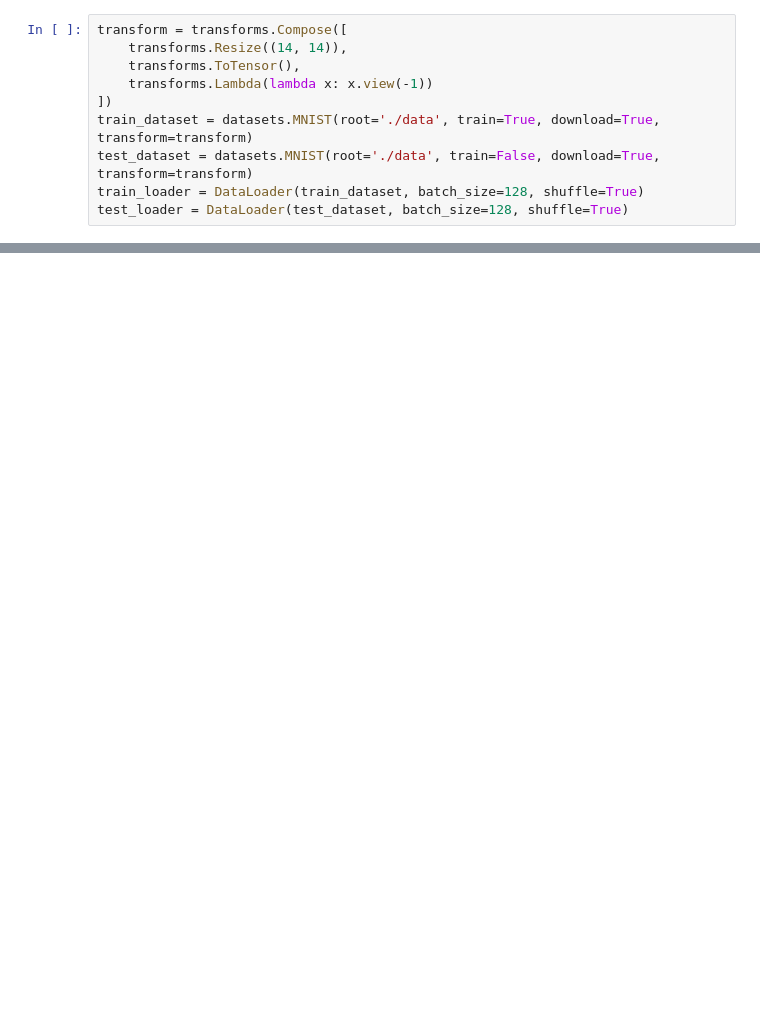
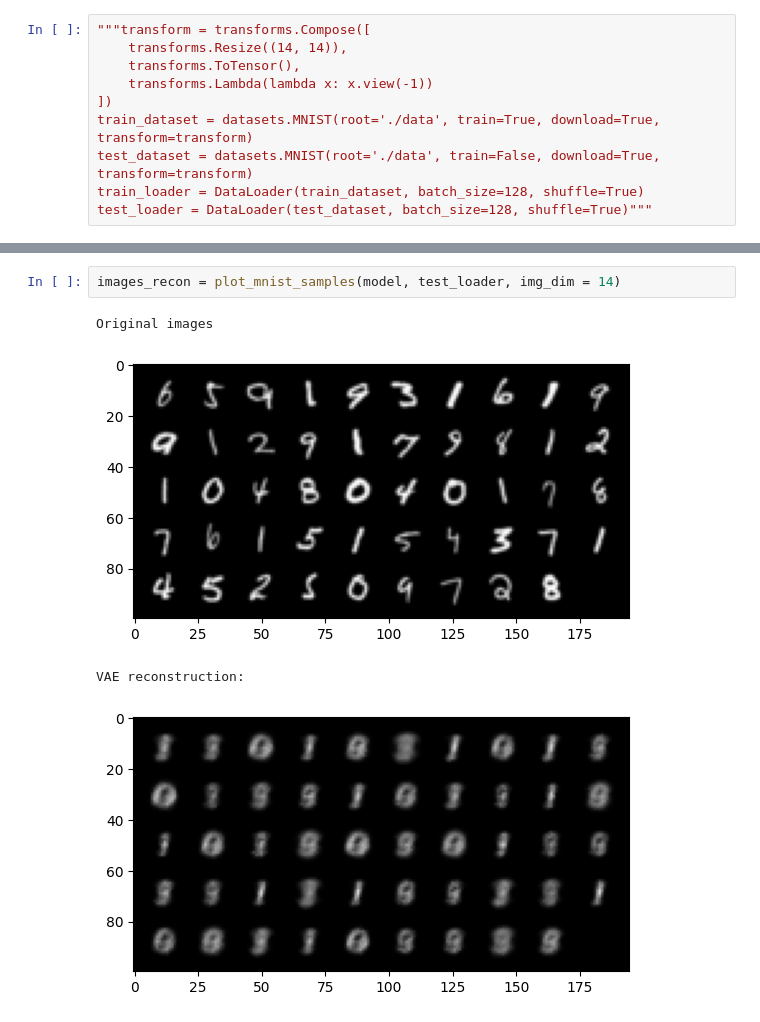
Before and after one commit to clarahoffmann/uivi, a Jupyter notebook: uivi/uivi_vae.ipynb, the cells around one changed output, grey strips where cells are left out. Cells and saved outputs as stored; diff of their text form; blank space fills up the shorter version.

```diff
--- a/uivi/uivi_vae.ipynb
+++ b/uivi/uivi_vae.ipynb
@@ -18,5 +26,5 @@ from ui_vae import UIVAE
 # %%
-transform = transforms.Compose([
+"""transform = transforms.Compose([
     transforms.Resize((14, 14)),
     transforms.ToTensor(),
     transforms.Lambda(lambda x: x.view(-1))
@@ -24,4 +32,4 @@ transform = transforms.Compose([
 train_dataset = datasets.MNIST(root='./data', train=True, download=True, transform=transform)
 test_dataset = datasets.MNIST(root='./data', train=False, download=True, transform=transform)
 train_loader = DataLoader(train_dataset, batch_size=128, shuffle=True)
-test_loader = DataLoader(test_dataset, batch_size=128, shuffle=True)
+test_loader = DataLoader(test_dataset, batch_size=128, shuffle=True)"""
@@ -110 +140,8 @@ fig.subplots_adjust(top=0.80)
+# %%
+images_recon = plot_mnist_samples(model, test_loader, img_dim = 14)
+# %% [output]
+Original images
+[figure, added]
+VAE reconstruction:
+[figure, added]
 # %%
```
Also changed, not shown: parts of 11 cells of this notebook.
